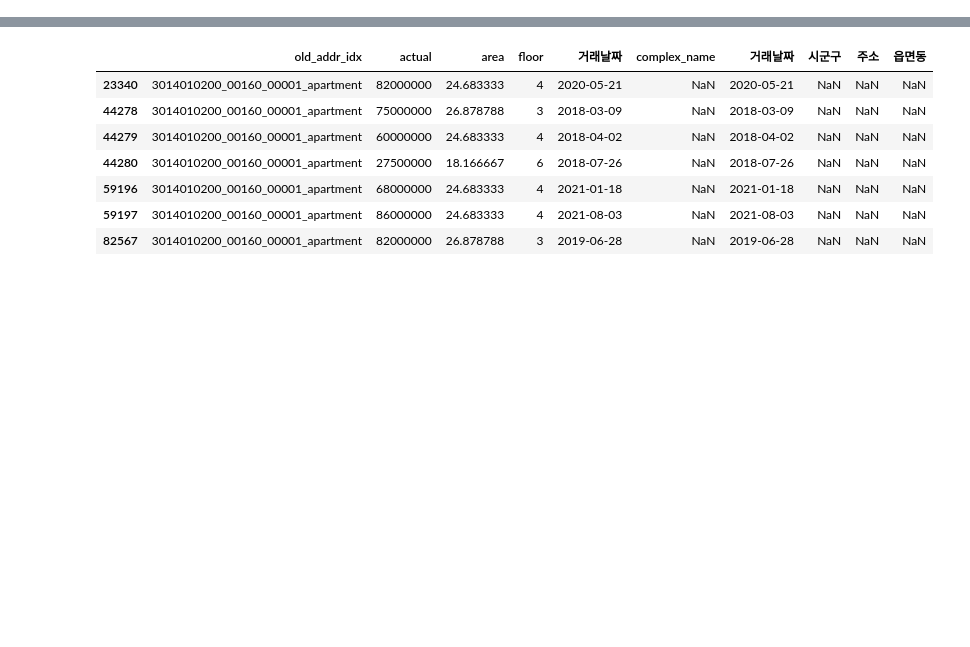
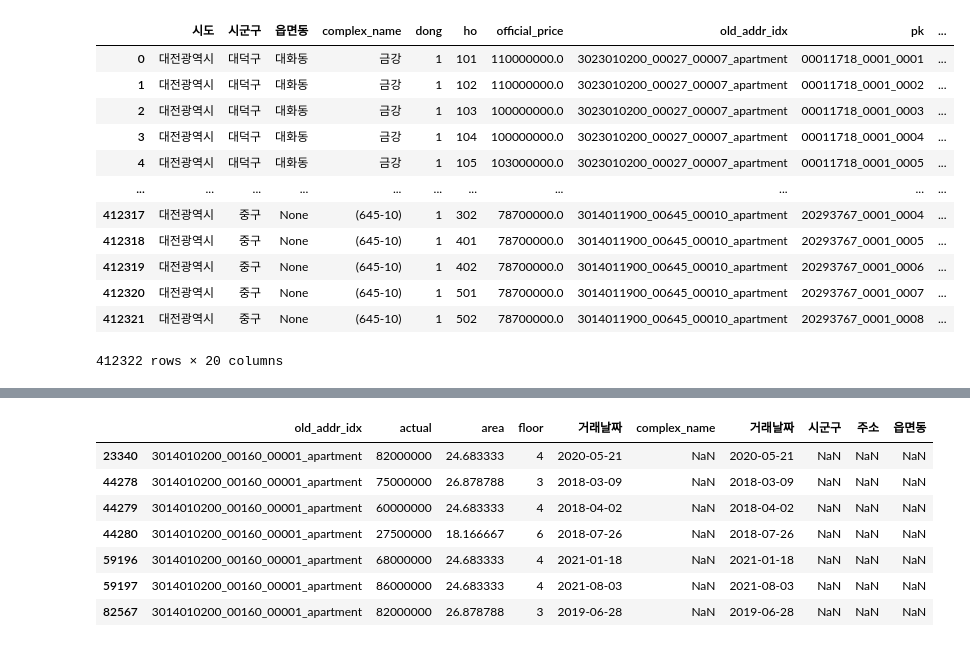
Before and after one commit to jiboo01/Real-Estate-Data-Analysis, a Jupyter notebook: 0609 필요 작업/data check.ipynb, the cells around one changed output, grey strips where cells are left out. Saved outputs shown, nothing was run; the diff lists cells and outputs as text; code cells hidden in the pictures; blank space fills up the shorter version.

```diff
--- a/0609 필요 작업/data check.ipynb
+++ b/0609 필요 작업/data check.ipynb
@@ -18,3 +51,29 @@ from haversine import haversine, Unit
+# %%
+start_time = time.time()
+con = pymysql.connect(host='localhost', user='jiwoo', password='1234', db='TESTDB', charset='utf8', autocommit=True, cursorclass=pymysql.cursors.DictCursor)
+cur = con.cursor()
+sql = "SELECT * FROM `대전광역시공시지가만 preprocessing`"
+cur.execute(sql)
+rows = cur.fetchall()
+con.close()
+# %%
+total = pd.DataFrame(rows)
+# %%
+total
+# %% [output]
+|  | 시도 | 시군구 | 읍면동 | complex_name | dong | ho | official_price | old_addr_idx | pk | ... |
+| 0 | 대전광역시 | 대덕구 | 대화동 | 금강 | 1 | 101 | 110000000.0 | 3023010200_00027_00007_apartment | 00011718_0001_0001 | ... |
+| 1 | 대전광역시 | 대덕구 | 대화동 | 금강 | 1 | 102 | 110000000.0 | 3023010200_00027_00007_apartment | 00011718_0001_0002 | ... |
+| 2 | 대전광역시 | 대덕구 | 대화동 | 금강 | 1 | 103 | 100000000.0 | 3023010200_00027_00007_apartment | 00011718_0001_0003 | ... |
+| 3 | 대전광역시 | 대덕구 | 대화동 | 금강 | 1 | 104 | 100000000.0 | 3023010200_00027_00007_apartment | 00011718_0001_0004 | ... |
+| 4 | 대전광역시 | 대덕구 | 대화동 | 금강 | 1 | 105 | 103000000.0 | 3023010200_00027_00007_apartment | 00011718_0001_0005 | ... |
+| ... | ... | ... | ... | ... | ... | ... | ... | ... | ... | ... |
+| 412317 | 대전광역시 | 중구 | None | (645-10) | 1 | 302 | 78700000.0 | 3014011900_00645_00010_apartment | 20293767_0001_0004 | ... |
+| 412318 | 대전광역시 | 중구 | None | (645-10) | 1 | 401 | 78700000.0 | 3014011900_00645_00010_apartment | 20293767_0001_0005 | ... |
+| 412319 | 대전광역시 | 중구 | None | (645-10) | 1 | 402 | 78700000.0 | 3014011900_00645_00010_apartment | 20293767_0001_0006 | ... |
+| 412320 | 대전광역시 | 중구 | None | (645-10) | 1 | 501 | 78700000.0 | 3014011900_00645_00010_apartment | 20293767_0001_0007 | ... |
+| 412321 | 대전광역시 | 중구 | None | (645-10) | 1 | 502 | 78700000.0 | 3014011900_00645_00010_apartment | 20293767_0001_0008 | ... |
+412322 rows × 20 columns
 # %%
 df1 = pd.read_csv('/home/subin/다운로드/여피/0308 업무-20230310T030110Z-001/0308 업무/complex_20230308 (사본).csv', header=None)
 df1.columns = ['old_addr_idx', 'complex_name', 'property_type','시도', '시군구',
```
Also changed, not shown: parts of 48 cells of this notebook.
